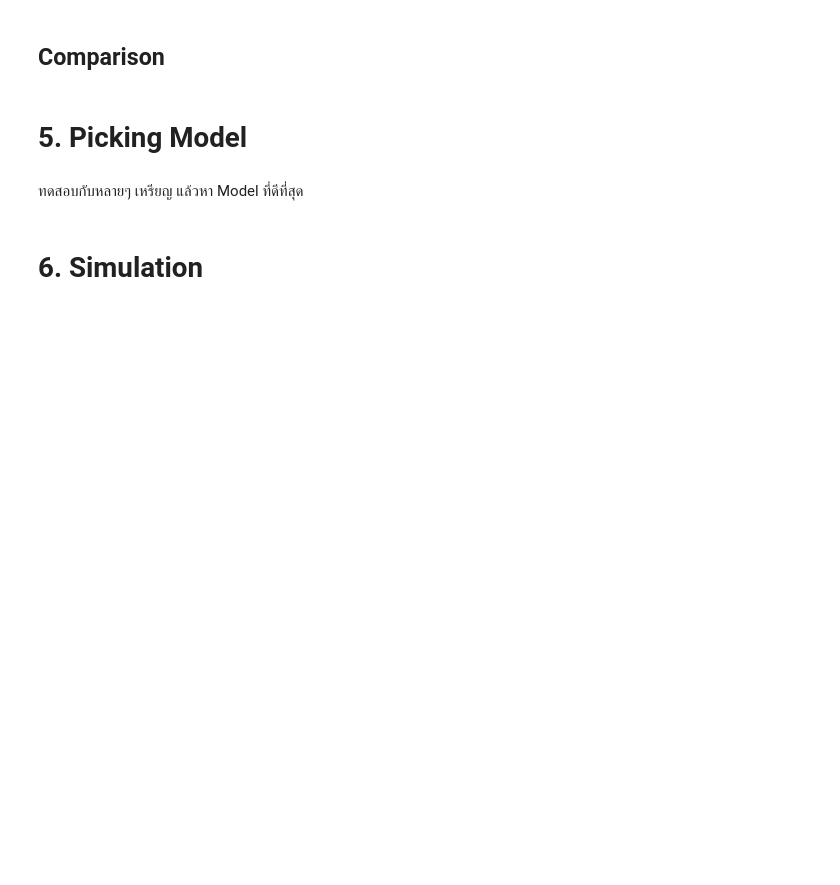
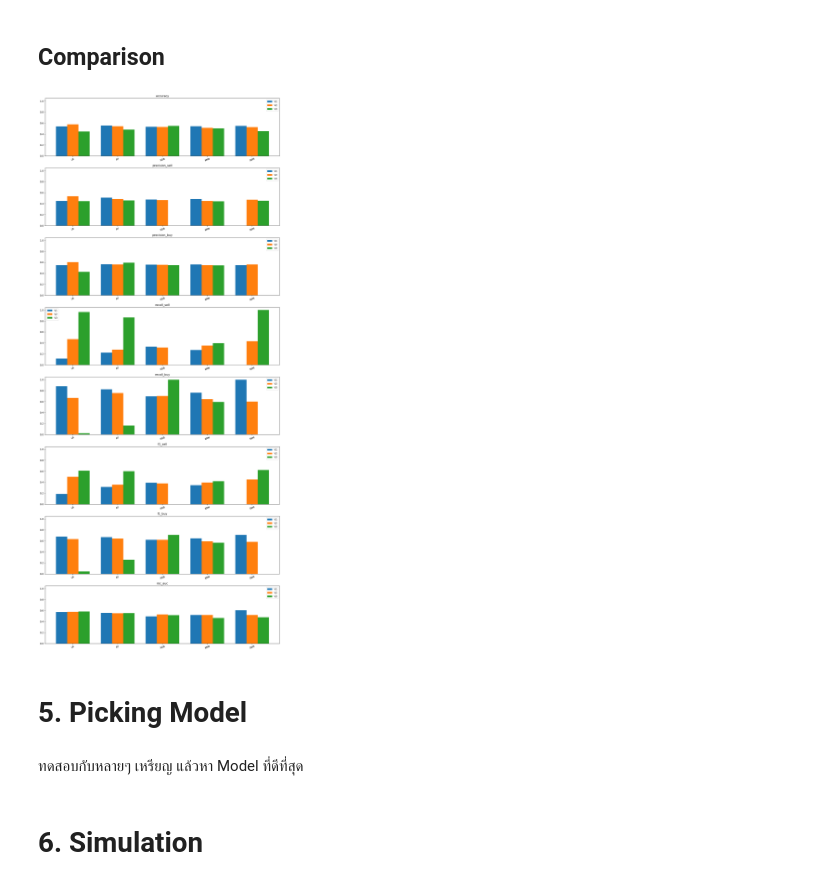
Before and after one commit to BadLuckZ/Project-Trading-101, a Jupyter notebook: main.ipynb, the cells around one changed output. Saved outputs shown, nothing was run; the diff lists cells and outputs as text; code cells hidden in the pictures; blank space fills up the shorter version.

Commit message:
Model V3 - Finally Predicting 1...

```diff
--- a/main.ipynb
+++ b/main.ipynb
@@ -899,7 +1285,7 @@ def svm_model_v2(df):
     model.fit(X_train_res, y_train_res)
 
     # 6. Scoring
-    svm_evaluation = model_evaluation(model, X_train_res, X_test, y_train_res, y_test)
+    svm_evaluation = model_evaluation(model, features, target, X_test, y_test)
     return svm_evaluation, model
 # %% [markdown]
 ## Model Result V2
@@ -916,0 +1333,12 @@ results_df_v2
+# %%
+def get_top_features_by_coef(model, top_n=10):
+    coef_abs = np.abs(model.coef_[0])
+    feature_importance = pd.Series(coef_abs, index=features)
+    top_feature_importance = feature_importance.sort_values(ascending=False).head(top_n)
+    return top_feature_importance.index.tolist()
+# %%
+def get_top_features_by_importance(model, top_n=10):
+    importances = model.feature_importances_
+    feature_importance = pd.Series(importances, index=features)
+    top_feature_importance = feature_importance.sort_values(ascending=False).head(top_n)
+    return top_feature_importance.index.tolist()
@@ -916,0 +1698,12 @@ results_df_v2
+# %%
+lr_evaluation_v3, lr_model3 = lr_model_v3(ind_train_df)
+rf_evaluation_v3, rf_model3 = rf_model_v3(ind_train_df)
+xgb_evaluation_v3, xgb_model3 = xgb_model_v3(ind_train_df)
+knn_evaluation_v3, knn_model3 = knn_model_v3(ind_train_df)
+svm_evaluation_v3, svm_model3 = svm_model_v3(ind_train_df)
+
+results_df_v3, result_features_v3 = show_model_results(lr_evaluation_v3, rf_evaluation_v3,
+                                                       xgb_evaluation_v3, knn_evaluation_v3,
+                                                       svm_evaluation_v3)
+
+results_df_v3
@@ -917,25 +1718,28 @@ results_df_v2
 # %% [markdown]
 ## Comparison
 # %%
-metrics = ['accuracy', 'precision_class0', 'precision_class1', 'recall_class0',
-           'recall_class1', 'f1_class0', 'f1_class1', 'roc_auc']
+metrics = ['accuracy', 'precision_sell', 'precision_buy', 'recall_sell',
+           'recall_buy', 'f1_sell', 'f1_buy', 'roc_auc']
 
 models = results_df_v1.index.tolist()
 x = np.arange(len(models))
-width = 0.3
+width = 0.25
 
-fig, axes = plt.subplots(len(metrics), 1, figsize=(12, 4 * len(metrics)), sharey=True)
+fig, axes = plt.subplots(len(metrics), 1, figsize=(14, 4 * len(metrics)), sharey=True)
 
 for i, metric in enumerate(metrics):
-    axes[i].bar(x - width/2, results_df_v1[metric], width, label='V1')
-    axes[i].bar(x + width/2, results_df_v2[metric], width, label='V2')
+    axes[i].bar(x - width, results_df_v1[metric], width, label='V1')
+    axes[i].bar(x, results_df_v2[metric], width, label='V2')
+    axes[i].bar(x + width, results_df_v3[metric], width, label='V3')
     axes[i].set_title(metric)
     axes[i].set_xticks(x)
     axes[i].set_xticklabels(models, rotation=20)
     axes[i].legend()
 
 plt.tight_layout()
 plt.show()
+# %% [output]
+[figure, added]
 # %% [markdown]
 # 5. Picking Model
 # %% [markdown]
```
Also changed, not shown: parts of 65 cells of this notebook.
